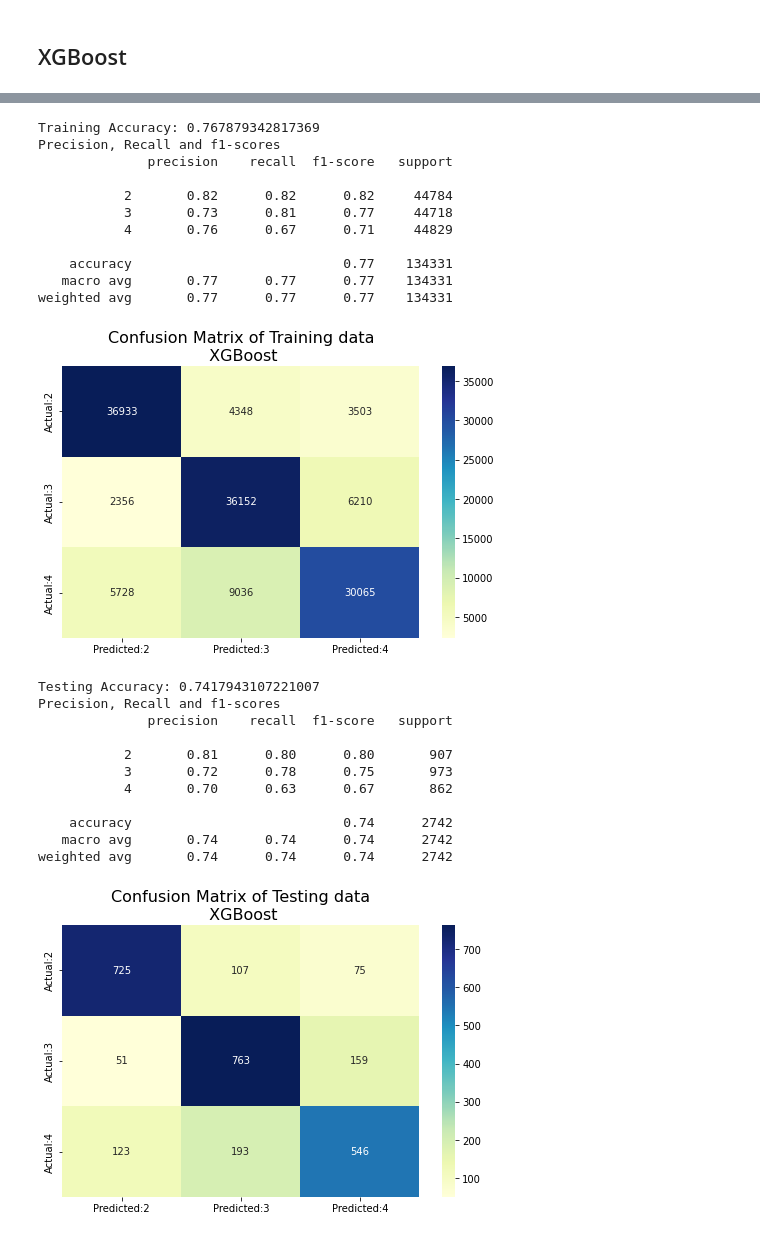
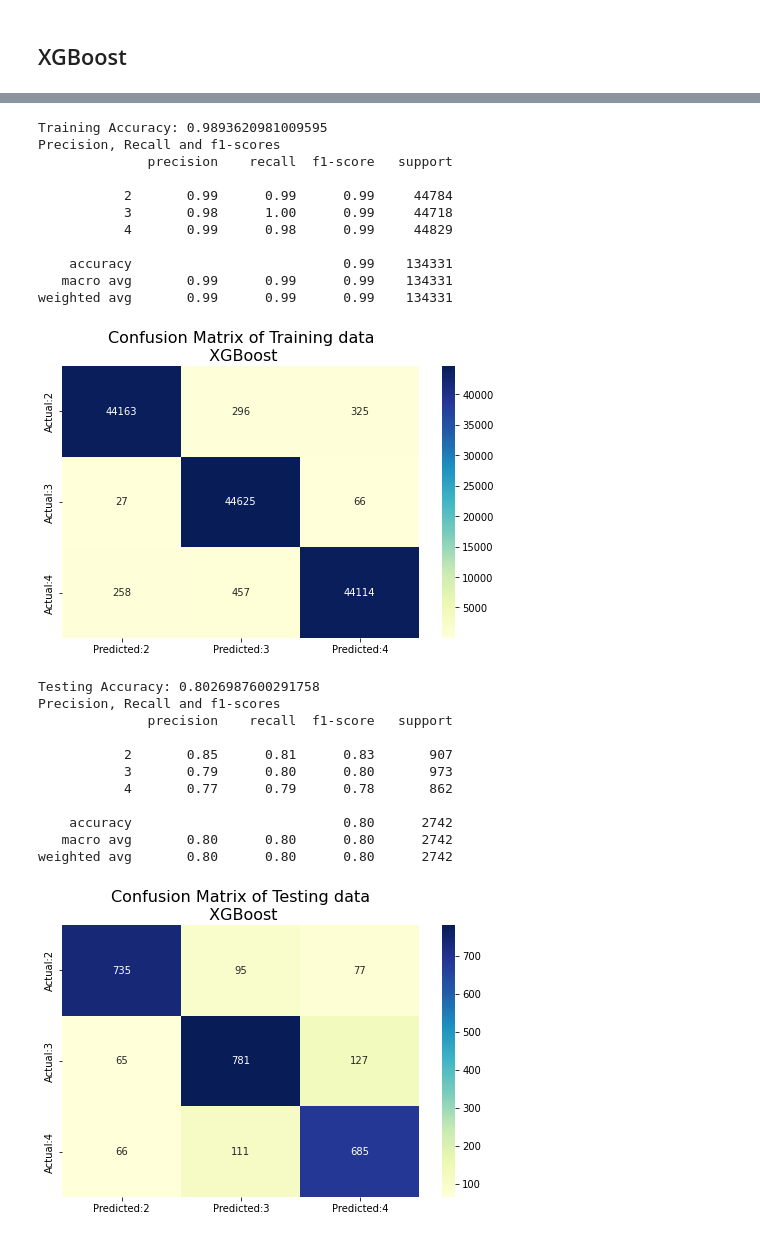
Before and after one commit to Utsav-Patel/USA-Accidents-Severity-Predictions, a Jupyter notebook: Data Exploration.ipynb, the cells around one changed output, grey strips where cells are left out. Drawn from its saved outputs; the diff is of its cells as text; code cells hidden in the pictures.

```diff
--- a/Data Exploration.ipynb
+++ b/Data Exploration.ipynb
@@ -898,11 +884,3 @@ weighted avg       0.61      0.62      0.62      2742
 [figure]
 # %% [markdown]
 ## Gradient Boosting Classifier
-# %%
-gradient_boost_classifier = GradientBoostingClassifier()
-grid = {'n_estimators': np.arange(70, 120, 1),
-        'max_depth': np.arange(2, 20, 1),
-#         'loss': ['deviance', 'exponential'],
-        'max_features': ['sqrt', 'log2']}
-rscv_gbc = RandomizedSearchCV(gradient_boost_classifier, grid, n_iter=50, cv=5, n_jobs=8, scoring='f1_weighted')
-rscv_gbc.fit(X_train, y_train)
@@ -914,0 +887,4 @@ Number of splits: 5
+# %%
+# Gradient Boosting Classifier
+gradient_boost_classifier = GradientBoostingClassifier(max_features='sqrt', max_depth=13, n_estimators=120)
+gradient_boost_classifier.fit(X_train, y_train)
@@ -949,3 +924,0 @@ weighted avg       0.65      0.66      0.65      2742
-# %%
-svc = SVC()
-svc.fit(X_train, y_train)
@@ -1043,6 +1012,7 @@ weighted avg       0.66      0.66      0.66      2742
 # %% [markdown]
 ## XGBoost
 # %%
-xgb_model = xgb.XGBClassifier(objective="multi:softprob", random_state=42)
-xgb_model.fit(X_train, y_train)
+# Extreme Gradient Boosting
+xgb_classifier = xgb.XGBClassifier(objective="multi:softprob", random_state=42, max_depth=12, n_estimators=150)
+xgb_classifier.fit(X_train, y_train)
 # %% [output]
@@ -1058,37 +1028,37 @@ XGBClassifier(base_score=0.5, booster='gbtree', colsample_bylevel=1,
               subsample=1, tree_method='exact', validate_parameters=1,
               verbosity=None)
 # %%
-print_matrix_plot_confusion_matrix(xgb_model, X_train, y_train,
+print_matrix_plot_confusion_matrix(xgb_classifier, X_train, y_train,
                                    "Confusion Matrix of Training data\n XGBoost", "Training")
 # %% [output]
-Training Accuracy: 0.767879342817369
+Training Accuracy: 0.9893620981009595
 Precision, Recall and f1-scores
               precision    recall  f1-score   support
 
-           2       0.82      0.82      0.82     44784
-           3       0.73      0.81      0.77     44718
-           4       0.76      0.67      0.71     44829
+           2       0.99      0.99      0.99     44784
+           3       0.98      1.00      0.99     44718
+           4       0.99      0.98      0.99     44829
 
-    accuracy                           0.77    134331
-   macro avg       0.77      0.77      0.77    134331
-weighted avg       0.77      0.77      0.77    134331
+    accuracy                           0.99    134331
+   macro avg       0.99      0.99      0.99    134331
+weighted avg       0.99      0.99      0.99    134331
-[figure, old version]
+[figure, new version]
 # %%
-print_matrix_plot_confusion_matrix(xgb_model, X_test, y_test,
+print_matrix_plot_confusion_matrix(xgb_classifier, X_test, y_test,
                                    "Confusion Matrix of Testing data\n XGBoost", "Testing")
 # %% [output]
-Testing Accuracy: 0.7417943107221007
+Testing Accuracy: 0.8026987600291758
 Precision, Recall and f1-scores
               precision    recall  f1-score   support
 
-           2       0.81      0.80      0.80       907
-           3       0.72      0.78      0.75       973
-           4       0.70      0.63      0.67       862
+           2       0.85      0.81      0.83       907
+           3       0.79      0.80      0.80       973
+           4       0.77      0.79      0.78       862
 
-    accuracy                           0.74      2742
-   macro avg       0.74      0.74      0.74      2742
-weighted avg       0.74      0.74      0.74      2742
+    accuracy                           0.80      2742
+   macro avg       0.80      0.80      0.80      2742
+weighted avg       0.80      0.80      0.80      2742
-[figure, old version]
+[figure, new version]
 # %%
 importances = pd.DataFrame(np.zeros((X_train.shape[1], 1)), columns=['importance'], index=balanced_data.drop('Severity',axis=1).columns)
 
```
Also changed, not shown: parts of 55 cells of this notebook.
